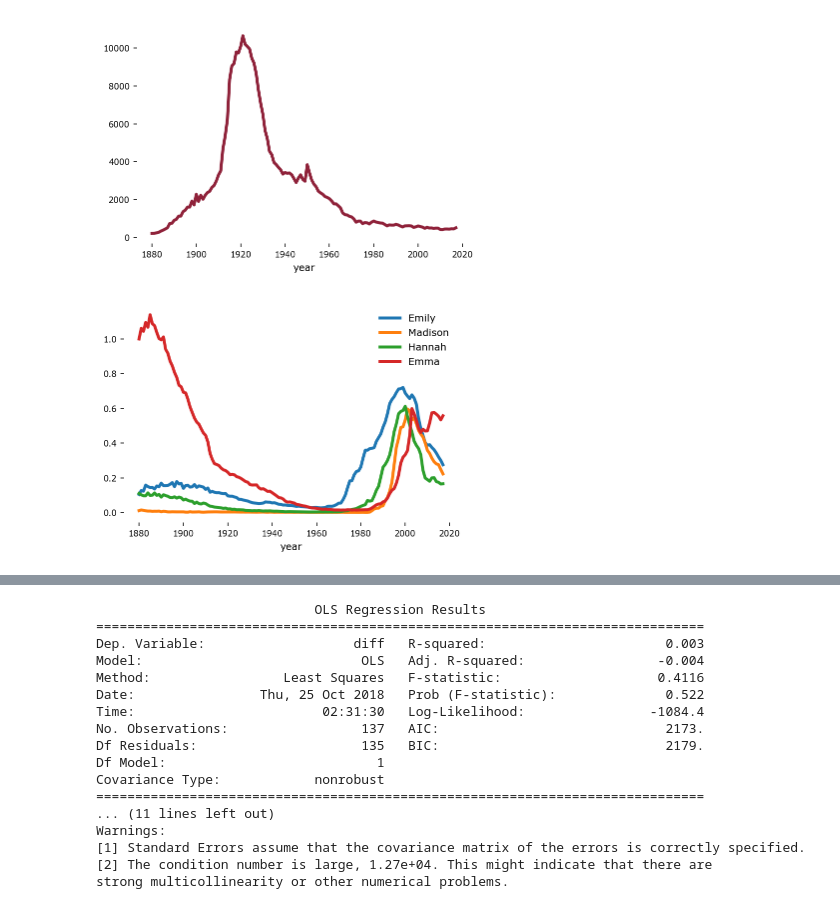
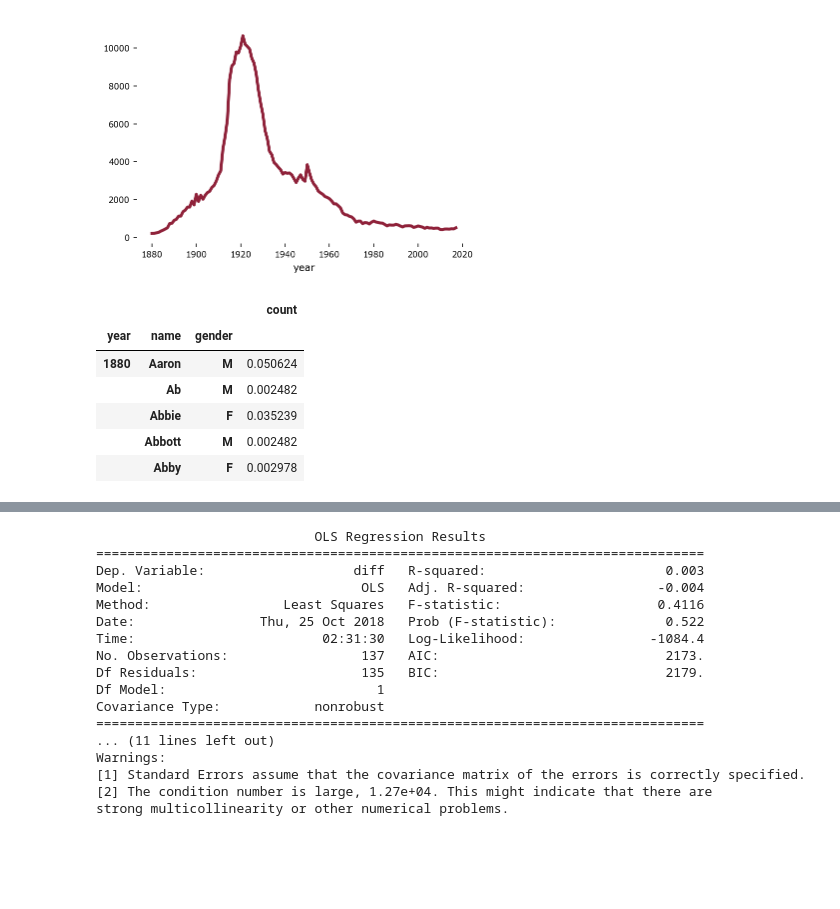
Before and after one commit to frtennis1/am115-baby-names, a Jupyter notebook: 01-data-exploration.ipynb, the cells around one changed output, grey strips where cells are left out. Drawn from its saved outputs; the diff is of its cells as text; code cells hidden in the pictures; blank space fills up the shorter version.

```diff
--- a/01-data-exploration.ipynb
+++ b/01-data-exploration.ipynb
@@ -69,10 +69,13 @@ get_name_series('Irene').plot()
 # %% [output]
 <matplotlib.axes._subplots.AxesSubplot at 0x...>
 [figure]
-# %%
-with sns.color_palette(tableau10):
-    for name in ['Emily', 'Madison', 'Hannah', 'Emma']:
-        plot_name_popularity(name, pct_df, center=False)
-    plt.legend()
-# %% [output]
-[figure, removed]
+# %%
+pct_df.head()
+# %% [output]
+|  |  |  | count |
+| year | name | gender |  |
+| 1880 | Aaron | M | 0.050624 |
+|  | Ab | M | 0.002482 |
+|  | Abbie | F | 0.035239 |
+|  | Abbott | M | 0.002482 |
+|  | Abby | F | 0.002978 |
```
Also changed, not shown: parts of 2 cells of this notebook, 8 other files.
